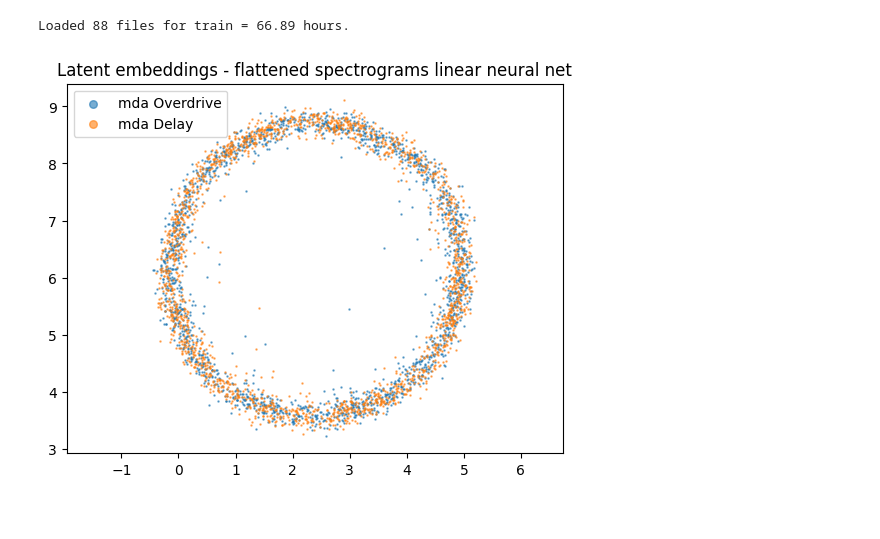
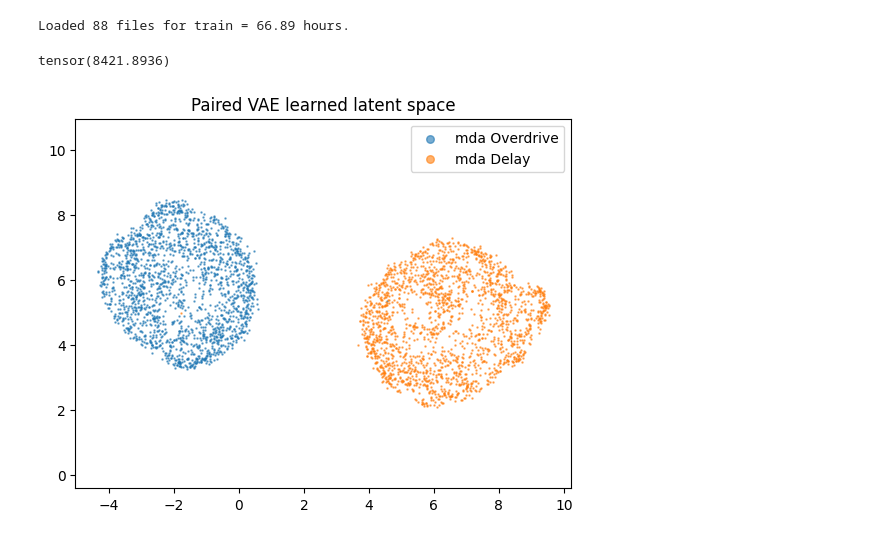
Before and after one commit to kieran-grant/Level5ProjectAudioVAE, a Jupyter notebook: src/notebooks/st_latent_analysis.ipynb, the cells around one changed output. Cells and saved outputs as stored; diff of their text form; code cells hidden in the pictures.

```diff
--- a/src/notebooks/st_latent_analysis.ipynb
+++ b/src/notebooks/st_latent_analysis.ipynb
@@ -18,9 +18,10 @@ DAFX_TO_USE = [
 DAFX_FILE = "/home/kieran/Level5ProjectAudioVAE/src/dafx/mda.vst3"
 SAMPLE_RATE = 24_000
 AUDIO_DIR = "/home/kieran/Level5ProjectAudioVAE/src/audio"
-DATASETS = ["vctk_24000", "musdb_24000"]
+DATASETS = ["vctk_24000"]
 NUM_EXAMPLES = 2_000
-CHECKPOINT = "/home/kieran/Level5ProjectAudioVAE/src/l5proj_style_vae/w49so2fn/checkpoints/epoch=40-step=25625.ckpt"
+CHECKPOINT = "/home/kieran/Level5ProjectAudioVAE/src/l5proj_style_vae/ync68xdq/checkpoints/epoch=193-step=121250.ckpt"
+CHECKPOINT_ID = CHECKPOINT.split("/")[-3]
 # %%
 def dafx_from_name(dafx_name):
     dafx = load_plugin(DAFX_FILE, plugin_name=dafx_name)
@@ -71,6 +72,9 @@ StyleTransferVAE(
 )
 # %%
 from tqdm import tqdm
+
+mu_running = []
+log_var_running = []
 
 for fx in DAFX_TO_USE:
     dafx = dafx_from_name(fx)
@@ -80,13 +84,16 @@ for fx in DAFX_TO_USE:
 
     for batch in tqdm(dataset):
         x, y = batch
-        x_s = model.audio_to_spectrogram(signal=x)
-        y_s = model.audio_to_spectrogram(signal=y)
+        x_s = model.audio_to_spectrogram(signal=x, return_phase=False)
+        y_s = model.audio_to_spectrogram(signal=y, return_phase=False)
 
         X = torch.concat([x_s, y_s], dim=1)
 
-        x_hat, _, _, z = model(X)
+        x_hat, mu, log_var, z = model(X)
+
         embeddings.append(z.detach().numpy())
+        mu_running.append(mu.detach().numpy())
+        log_var_running.append(log_var.detach().numpy())
 
     latent_embeddings[fx] = np.array(embeddings)
 # %% [output]
@@ -95,3 +111,7 @@ Loaded 88 files for train = 66.89 hours.
+# %%
+kl_loss(mu_tensor, log_var_tensor)
+# %% [output]
+tensor(8421.8936)
 # %%
 data = np.concatenate([v for v in latent_embeddings.values()]).squeeze()
 # %%
@@ -101,15 +121,15 @@ reducer = umap.UMAP().fit(data)
 # %%
 for fx, X in latent_embeddings.items():
     embeds = reducer.transform(X.squeeze())
     plt.scatter(x=embeds[:,0], y=embeds[:,1], label=fx, alpha=0.6, s=0.6)
 
 plt.gca().set_aspect('equal', 'datalim')
-plt.title("Latent embeddings - flattened spectrograms linear neural net")
+plt.title(f"Paired VAE learned latent space")
 
 lgnd = plt.legend()
 for i in range(len(latent_embeddings.keys())):
     lgnd.legendHandles[i]._sizes = [30]
 
-plt.savefig("./figures/latent_spectrogram_embeddings.png")
+plt.savefig(f"./figures/{CHECKPOINT_ID}_latent_spectrogram_embeddings.svg")
 # %% [output]
-[figure, old version]
+[figure, new version]
```
Also changed, not shown: parts of 4 cells of this notebook, 4 other files.
